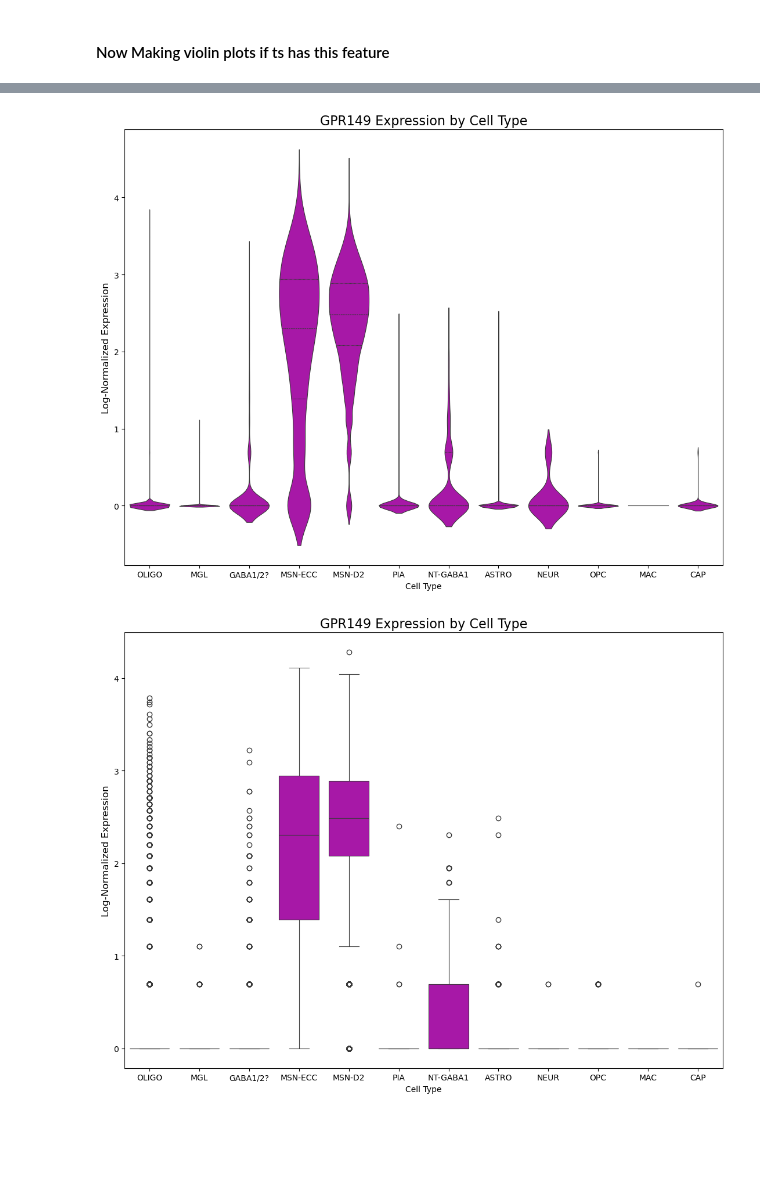
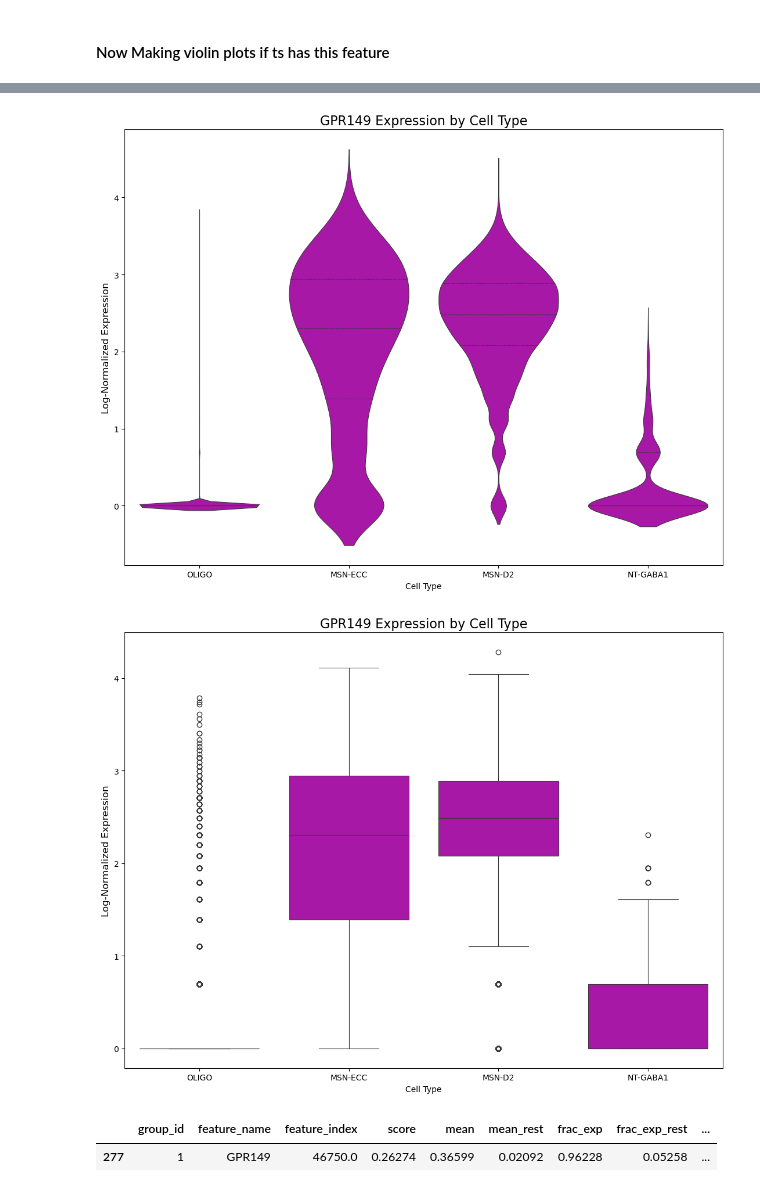
Before and after one commit to saatvik-viniak/sc-RNA-atlas, a Jupyter notebook: External Segment of globus pallidus/externalGP.ipynb, the cells around one changed output, grey strips where cells are left out. Saved outputs shown, nothing was run; the diff lists cells and outputs as text; code cells hidden in the pictures; blank space fills up the shorter version.

```diff
--- a/External Segment of globus pallidus/externalGP.ipynb
+++ b/External Segment of globus pallidus/externalGP.ipynb
@@ -527,8 +532,11 @@ violin_df = pd.DataFrame({
     'Expression (log1p)': log_expr,
     'Cell Type': cell_types})
 
-violin_df= violin_df[violin_df['Cell Type'] != 'UNKNOWN']
-violin_df= violin_df[violin_df['Cell Type'] !='']
+#define the list of cell types we want to exclude (where gpr149 IS NOT marked as on).
+exclude_cells = ['UNKNOWN', 'MGL', 'OPC', 'MAC', 'CAP', 'NEUR', 'PIA', 'ASTRO', 'GABA1/2?']
+
+
+violin_df = violin_df[~violin_df['Cell Type'].isin(exclude_cells)]
 
 # Cluster 2 expresses GPR149 — annotated as: ['MSN-D2']
 # Cluster 9 expresses GPR149 — annotated as: ['MSN-ECC']
@@ -540,26 +555,29 @@ violin_df.groupby('Cell Type')['Expression (log1p)'].describe()
 # %%
 # now actually making the plot
 plt.figure(figsize=(11, 8.5))
 
 sns.violinplot(
     data=violin_df,
     x='Cell Type',
     y='Expression (log1p)',
     inner='quart',
     color='m',
     linewidth=0.8,
     #cut=0,
-    density_norm='width' #makes all violins are the same visual width
+    density_norm='width', #makes all violins are the same visual width
 )
 
 
 plt.title(f'{actual_name} Expression by Cell Type', fontsize=16)
 plt.ylabel('Log-Normalized Expression', fontsize=12)
 plt.xlabel('Cell Type')
 plt.tight_layout()
+
+plt.savefig("GPR149_violin.tiff", dpi=300)
+
 plt.show()
 # %% [output]
-[figure, old version]
+[figure, new version]
 # %%
 # now actually making the plot
 plt.figure(figsize=(11, 8.5))
@@ -581,4 +599,9 @@ plt.xlabel('Cell Type')
 plt.tight_layout()
 plt.show()
 # %% [output]
-[figure, old version]
+[figure, new version]
+# %%
+markers[markers['feature_name'] == 'GPR149']
+# %% [output]
+|  | group_id | feature_name | feature_index | score | mean | mean_rest | frac_exp | frac_exp_rest | ... |
+| 277 | 1 | GPR149 | 46750.0 | 0.26274 | 0.36599 | 0.02092 | 0.96228 | 0.05258 | ... |
```
Also changed, not shown: parts of 5 cells of this notebook, 2 other files.
